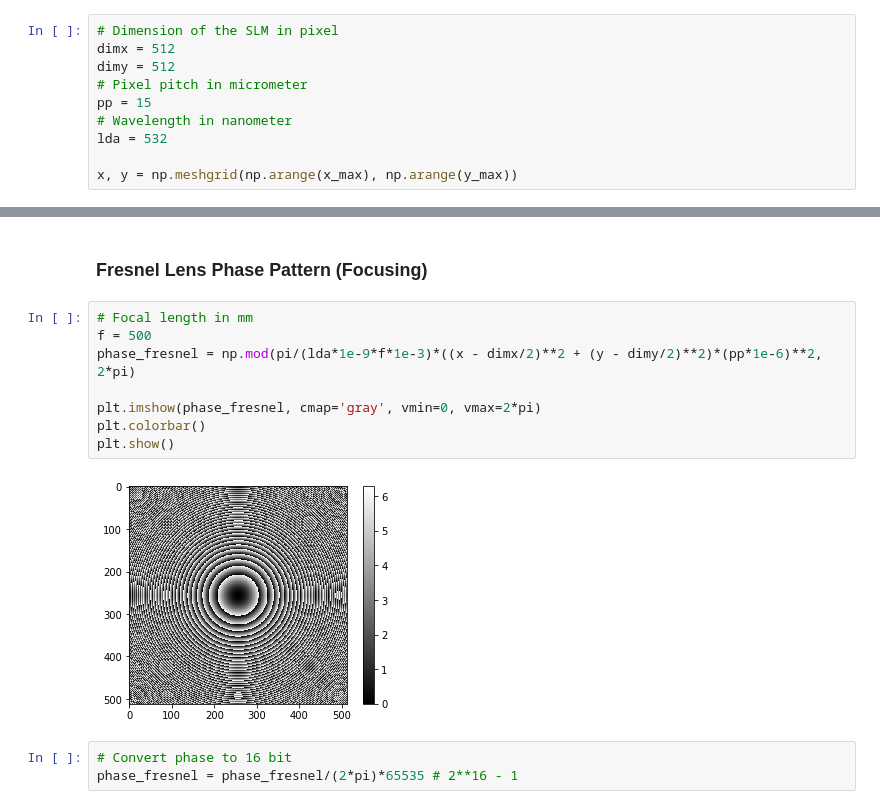
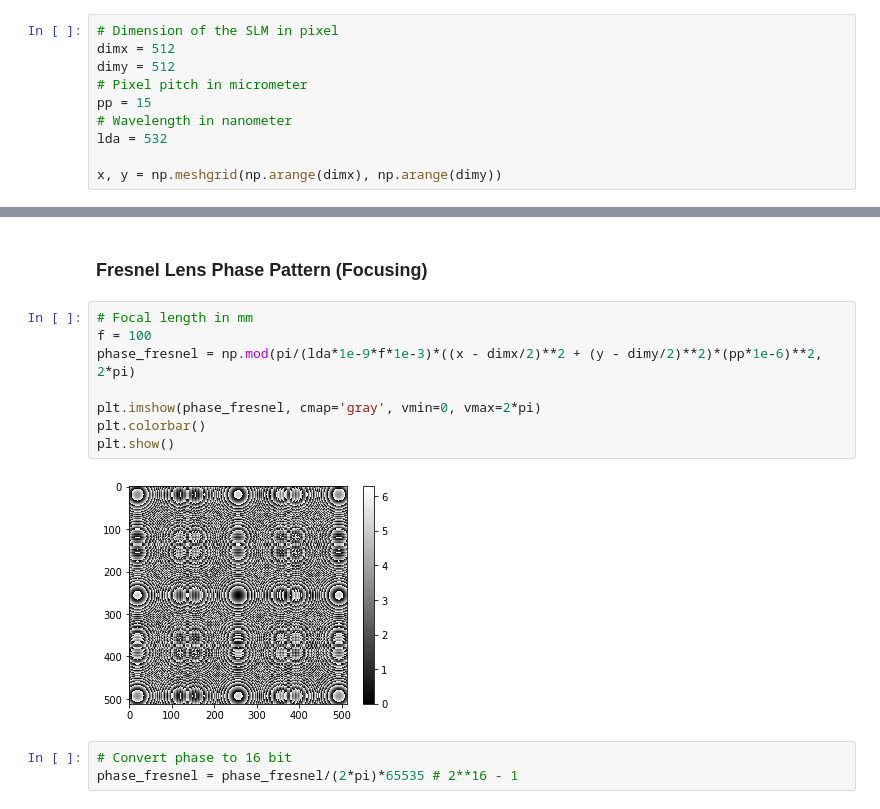
Before and after one commit to Molecular-Nanophotonics/SLM-Playground, a Jupyter notebook: SLM Playground.ipynb, the cells around one changed output, grey strips where cells are left out. Cells and saved outputs as stored; diff of their text form.

```diff
--- a/SLM Playground.ipynb
+++ b/SLM Playground.ipynb
@@ -32,7 +32,7 @@ pp = 15
 # Wavelength in nanometer
 lda = 532
 
-x, y = np.meshgrid(np.arange(x_max), np.arange(y_max))
+x, y = np.meshgrid(np.arange(dimx), np.arange(dimy))
 # %% [markdown]
 ## Grating Phase Pattern (XY Displacement)
 # %%
@@ -54,14 +54,14 @@ phase_grating = phase_grating/(2*pi)*65535 # 2**16 - 1
 ### Fresnel Lens Phase Pattern (Focusing)
 # %%
 # Focal length in mm
-f = 500
+f = 100
 phase_fresnel = np.mod(pi/(lda*1e-9*f*1e-3)*((x - dimx/2)**2 + (y - dimy/2)**2)*(pp*1e-6)**2, 2*pi)
 
 plt.imshow(phase_fresnel, cmap='gray', vmin=0, vmax=2*pi)
 plt.colorbar()
 plt.show()
 # %% [output]
-[figure, old version]
+[figure, new version]
 # %%
 # Convert phase to 16 bit
 phase_fresnel = phase_fresnel/(2*pi)*65535 # 2**16 - 1
```
Also changed, not shown: parts of 5 cells of this notebook, 40 other files.
